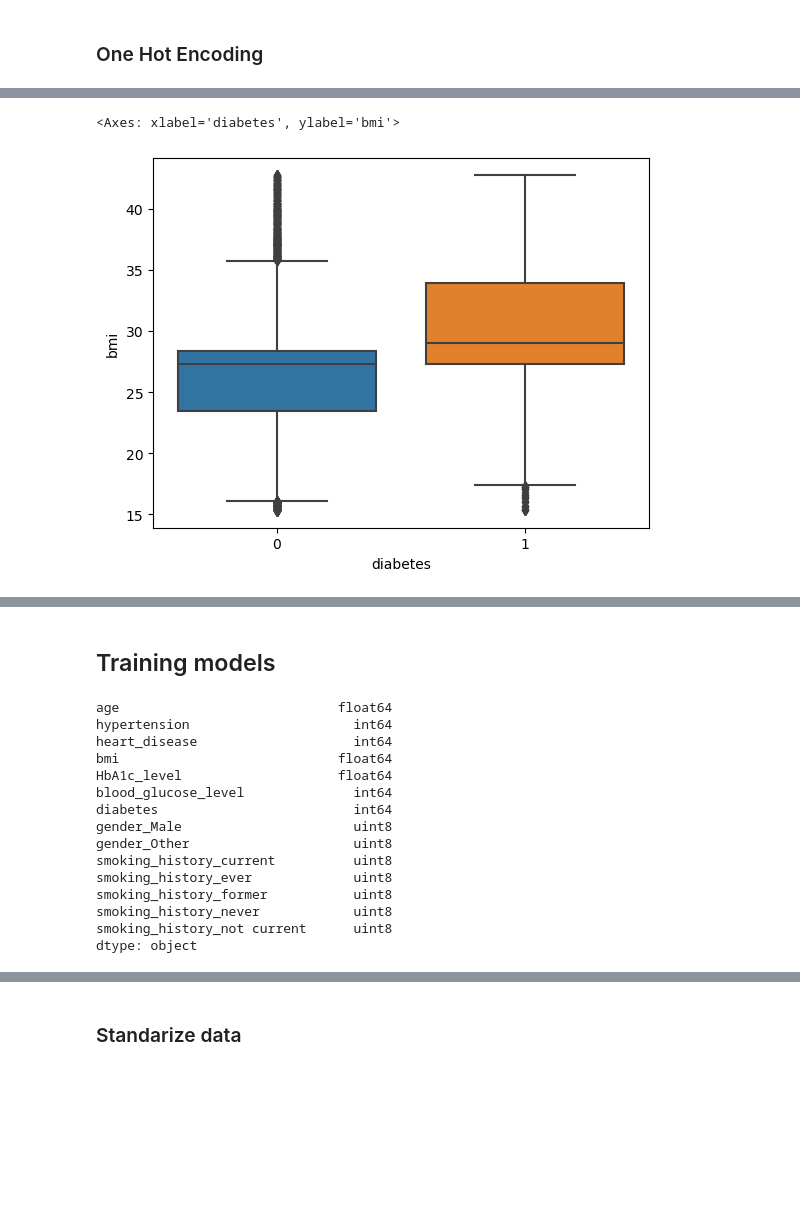
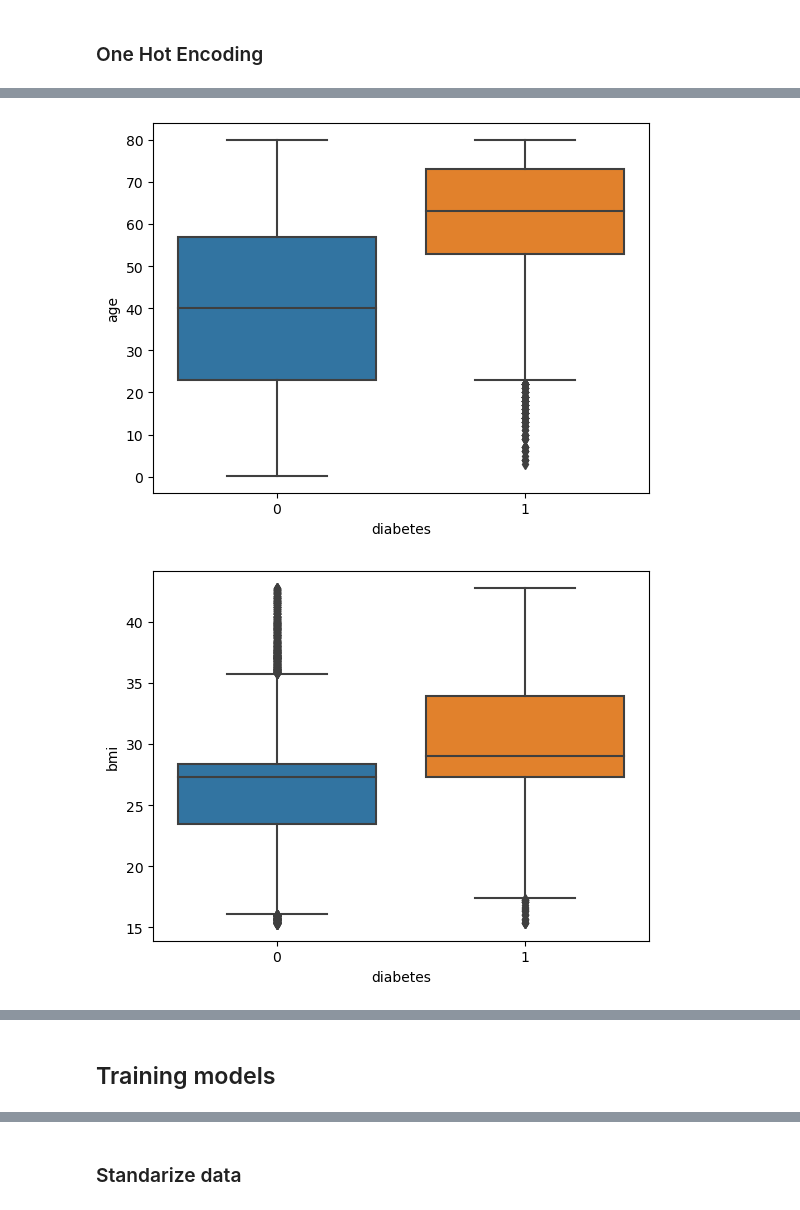
Before and after one commit to ryshng/Jedi-UPC, a Jupyter notebook: MachineLearning/Project-ML.ipynb, the cells around one changed output, grey strips where cells are left out. Saved outputs shown, nothing was run; the diff lists cells and outputs as text; code cells hidden in the pictures; blank space fills up the shorter version.

```diff
--- a/MachineLearning/Project-ML.ipynb
+++ b/MachineLearning/Project-ML.ipynb
@@ -210,0 +227,3 @@ dtype: object
+# %%
+df = df.drop(df[df['gender']=='Other'].index)
+df
@@ -210,0 +246,7 @@ dtype: object
+# %%
+# df = dfNew.copy()
+df = df.replace(["ever", "former", "not current"], "has_smoked")
+df = df.replace(["No Info"], "unknown")
+df = df.replace(["current"], "is_smoking")
+#print(df["gender"].unique())
+print(df["smoking_history"].unique())
@@ -210,0 +255,2 @@ dtype: object
+# %%
+df = pd.get_dummies(df, drop_first = True)
@@ -253,5 +285,5 @@ sns.pairplot(df[["HbA1c_level", "blood_glucose_level", "age", "bmi", "hypertensi
 # %%
-features = ["HbA1c_level", "blood_glucose_level", "age", "bmi", "hypertension", "heart_disease", "diabetes"]
+features = ["age", "bmi", "HbA1c_level", "blood_glucose_level"]
 #print(int(np.floor(len(features)/2)))
 
 for feature in features:
@@ -269,12 +298,14 @@ for feature in features:
 # %%
 Q1 = df["bmi"].quantile(0.25)
 Q3 = df["bmi"].quantile(0.75)
 IQR = Q3 - Q1    #IQR is interquartile range.
 
 filter = (df["bmi"] >= Q1 - 1.5 * IQR) & (df["bmi"] <= Q3 + 1.5 *IQR)
-a = df.loc[filter]
+filt = df.loc[filter]
 
-sns.boxplot(x=a["diabetes"], y=a["bmi"])
+for feature2 in features:
+    plt.figure()
+    sns.boxplot(x=filt["diabetes"], y=filt[feature2])
 # %% [output]
-<Axes: xlabel='diabetes', ylabel='bmi'>
-[figure, old version]
+[figure, new version]
+[figure, added]
@@ -281,23 +315,5 @@ sns.boxplot(x=a["diabetes"], y=a["bmi"])
 # %% [markdown]
 ## Training models
-# %%
-df.dtypes
-# %% [output]
-age                            float64
-hypertension                     int64
-heart_disease                    int64
-bmi                            float64
-HbA1c_level                    float64
-blood_glucose_level              int64
-diabetes                         int64
-gender_Male                      uint8
-gender_Other                     uint8
-smoking_history_current          uint8
-smoking_history_ever             uint8
-smoking_history_former           uint8
-smoking_history_never            uint8
-smoking_history_not current      uint8
-dtype: object
 # %%
 # Feature selection
 df_model = df[features]
```
Also changed, not shown: parts of 61 cells of this notebook.
